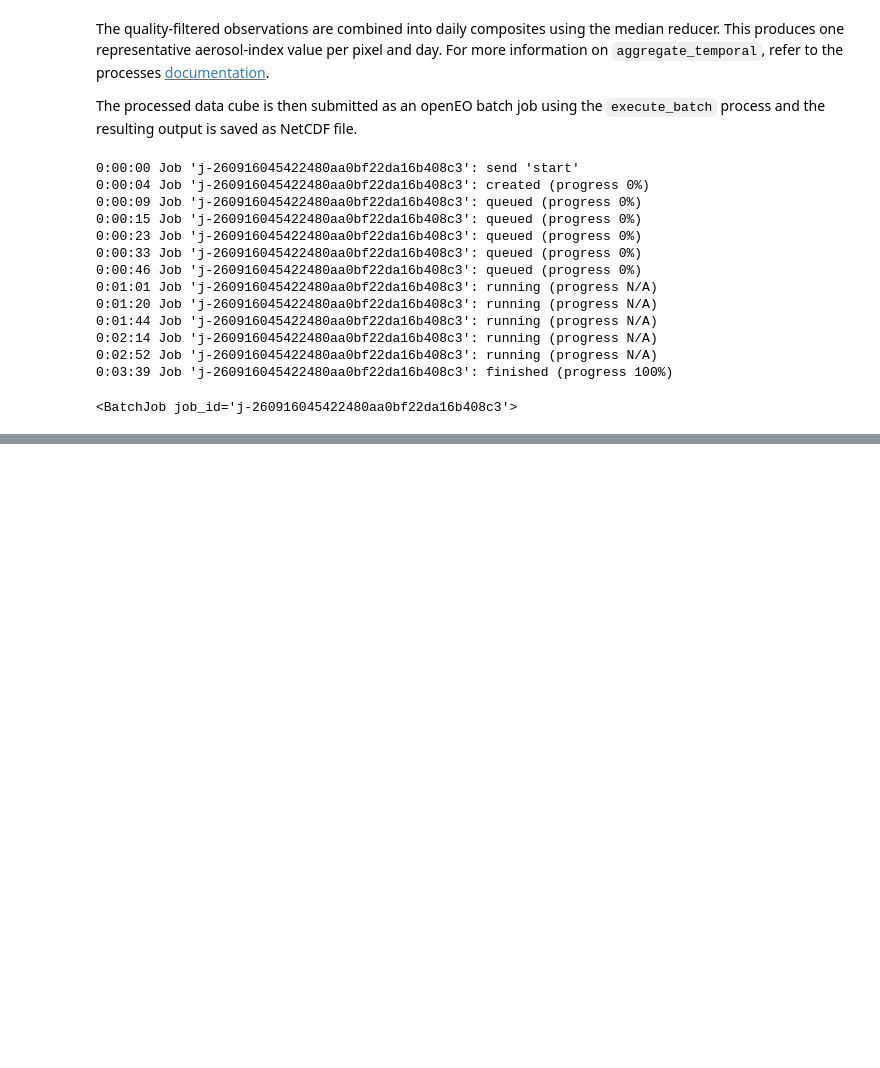
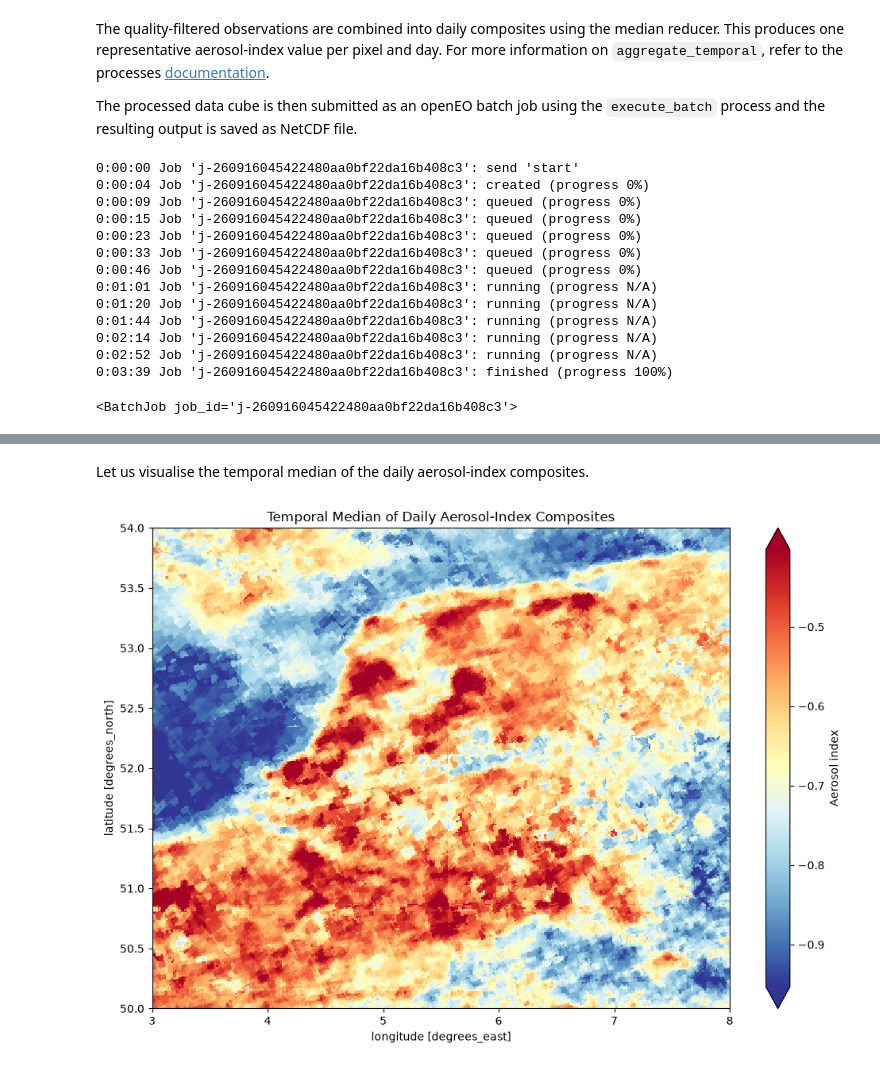
Before and after one commit to Open-EO/openeo-community-examples, a Jupyter notebook: python/AccessSentinel5P/Access_&_Analyse_Sentinel5P_Products.ipynb, the cells around one changed output, grey strips where cells are left out. Drawn from its saved outputs; the diff is of its cells as text; code cells hidden in the pictures; blank space fills up the shorter version.

```diff
--- a/python/AccessSentinel5P/Access_&_Analyse_Sentinel5P_Products.ipynb
+++ b/python/AccessSentinel5P/Access_&_Analyse_Sentinel5P_Products.ipynb
@@ -181,0 +151,16 @@ ds.close()
+# %% [markdown]
+Let us visualise the temporal median of the daily aerosol-index composites.
+# %%
+import matplotlib.pyplot as plt
+import xarray as xr
+
+with xr.open_dataset("median_cube.nc") as ds:
+    data = ds["aerosol_index_354_388"].load()
+
+fig, ax = plt.subplots(figsize=(10, 7))
+data.plot(ax=ax, cmap="RdYlBu_r", robust=True, cbar_kwargs={"label": "Aerosol index"},)
+ax.set_title("Temporal Median of Daily Aerosol-Index Composites")
+plt.tight_layout()
+plt.show()
+# %% [output]
+[figure, added]
```
Also changed, not shown: parts of 3 cells of this notebook.
